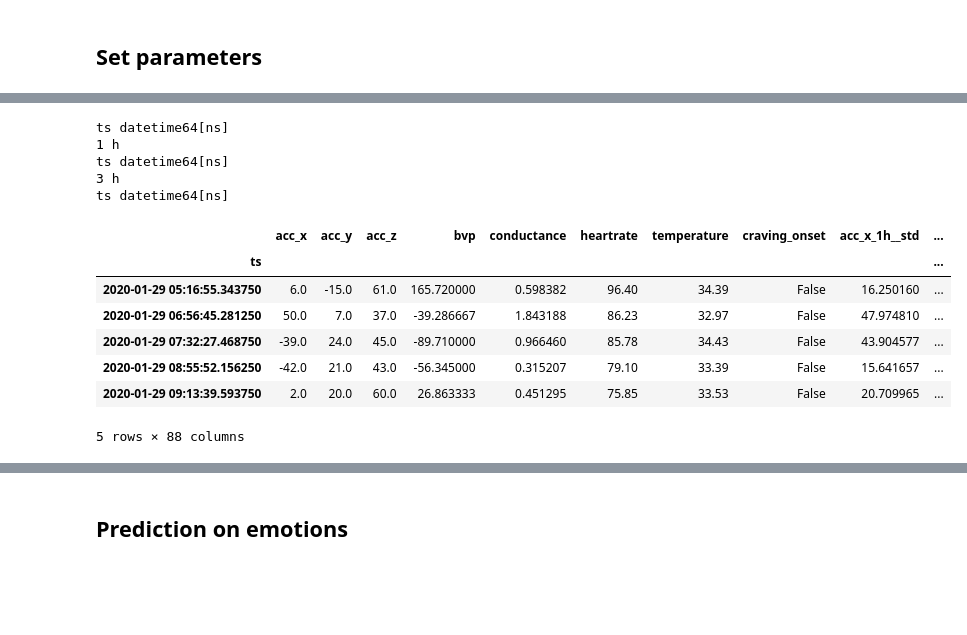
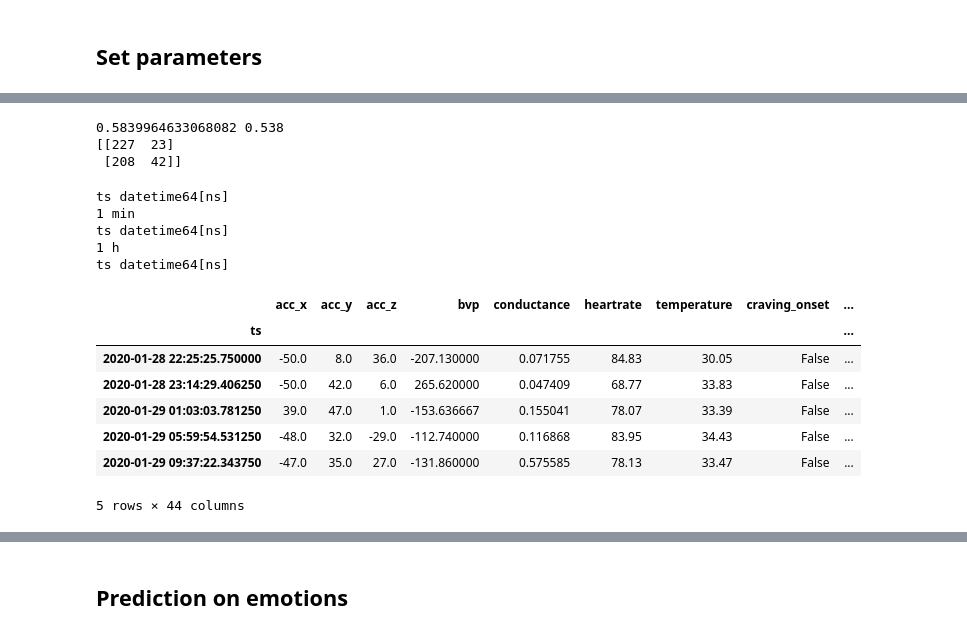
Before and after one commit to y79tian/ds_project, a Jupyter notebook: ClassiferWithEmotions (1).ipynb, the cells around one changed output, grey strips where cells are left out. Drawn from its saved outputs; the diff is of its cells as text; code cells hidden in the pictures; blank space fills up the shorter version.

```diff
--- a/ClassiferWithEmotions (1).ipynb
+++ b/ClassiferWithEmotions (1).ipynb
@@ -228,0 +271,7 @@ def df_with_emotion(df, model, emotion):
+# %%
+tain_0 =  pd.concat([df1, df2, df3], axis=0)
+model0 = classify(tain_0, df4)
+# %% [output]
+0.5839964633068082 0.538
+[[227  23]
+ [208  42]]
@@ -229,32 +280,32 @@ def df_with_emotion(df, model, emotion):
 # %%
 agg = {
     'acc_x': [aggregators.std, mxdiff],
     'acc_y': [aggregators.std, mxdiff],
     'acc_z': [aggregators.std, mxdiff],
-    'heartrate': [aggregators.mean, aggregators.std, mxdiff,aggregators.max,aggregators.min, aggregators.abs_energy, abs_mean_change],
-    'conductance': [aggregators.mean, aggregators.std, mxdiff, aggregators.max, aggregators.min,aggregators.abs_energy, abs_mean_change],
-    'temperature': [aggregators.mean, aggregators.std, mxdiff, aggregators.max,aggregators.min,aggregators.abs_energy, abs_mean_change],
-    'bvp': [aggregators.mean, aggregators.std, mxdiff, aggregators.max, aggregators.min, aggregators.abs_energy, abs_mean_change],
-}
+    'heartrate': [aggregators.mean, aggregators.std, aggregators.agg_linear_trend],
+    'conductance': [aggregators.mean, aggregators.std],
+    'temperature': [aggregators.mean, aggregators.std],
+    'bvp': [aggregators.mean, aggregators.std]
+    }
 
-time_windows = ['1 h','3 h']
+time_windows = ['1 min', '1 h']
 
 df1 = prepare_data(89, 1, agg, time_windows)
 df1.head()
 # %% [output]
+ts datetime64[ns]
+1 min
 ts datetime64[ns]
 1 h
 ts datetime64[ns]
-3 h
-ts datetime64[ns]
-|  | acc_x | acc_y | acc_z | bvp | conductance | heartrate | temperature | craving_onset | acc_x_1h__std | ... |
-| ts |  |  |  |  |  |  |  |  |  | ... |
-| 2020-01-29 05:16:55.343750 | 6.0 | -15.0 | 61.0 | 165.720000 | 0.598382 | 96.40 | 34.39 | False | 16.250160 | ... |
-| 2020-01-29 06:56:45.281250 | 50.0 | 7.0 | 37.0 | -39.286667 | 1.843188 | 86.23 | 32.97 | False | 47.974810 | ... |
-| 2020-01-29 07:32:27.468750 | -39.0 | 24.0 | 45.0 | -89.710000 | 0.966460 | 85.78 | 34.43 | False | 43.904577 | ... |
-| 2020-01-29 08:55:52.156250 | -42.0 | 21.0 | 43.0 | -56.345000 | 0.315207 | 79.10 | 33.39 | False | 15.641657 | ... |
-| 2020-01-29 09:13:39.593750 | 2.0 | 20.0 | 60.0 | 26.863333 | 0.451295 | 75.85 | 33.53 | False | 20.709965 | ... |
+|  | acc_x | acc_y | acc_z | bvp | conductance | heartrate | temperature | craving_onset | ... |
+| ts |  |  |  |  |  |  |  |  | ... |
+| 2020-01-28 22:25:25.750000 | -50.0 | 8.0 | 36.0 | -207.130000 | 0.071755 | 84.83 | 30.05 | False | ... |
+| 2020-01-28 23:14:29.406250 | -50.0 | 42.0 | 6.0 | 265.620000 | 0.047409 | 68.77 | 33.83 | False | ... |
+| 2020-01-29 01:03:03.781250 | 39.0 | 47.0 | 1.0 | -153.636667 | 0.155041 | 78.07 | 33.39 | False | ... |
+| 2020-01-29 05:59:54.531250 | -48.0 | 32.0 | -29.0 | -112.740000 | 0.116868 | 83.95 | 34.43 | False | ... |
+| 2020-01-29 09:37:22.343750 | -47.0 | 35.0 | 27.0 | -131.860000 | 0.575585 | 78.13 | 33.47 | False | ... |
-5 rows × 88 columns
+5 rows × 44 columns
 # %%
 df2 = prepare_data(89, 2, agg, time_windows)
 df3 = prepare_data( 89, 3, agg, time_windows)
```
Also changed, not shown: parts of 10 cells of this notebook.
